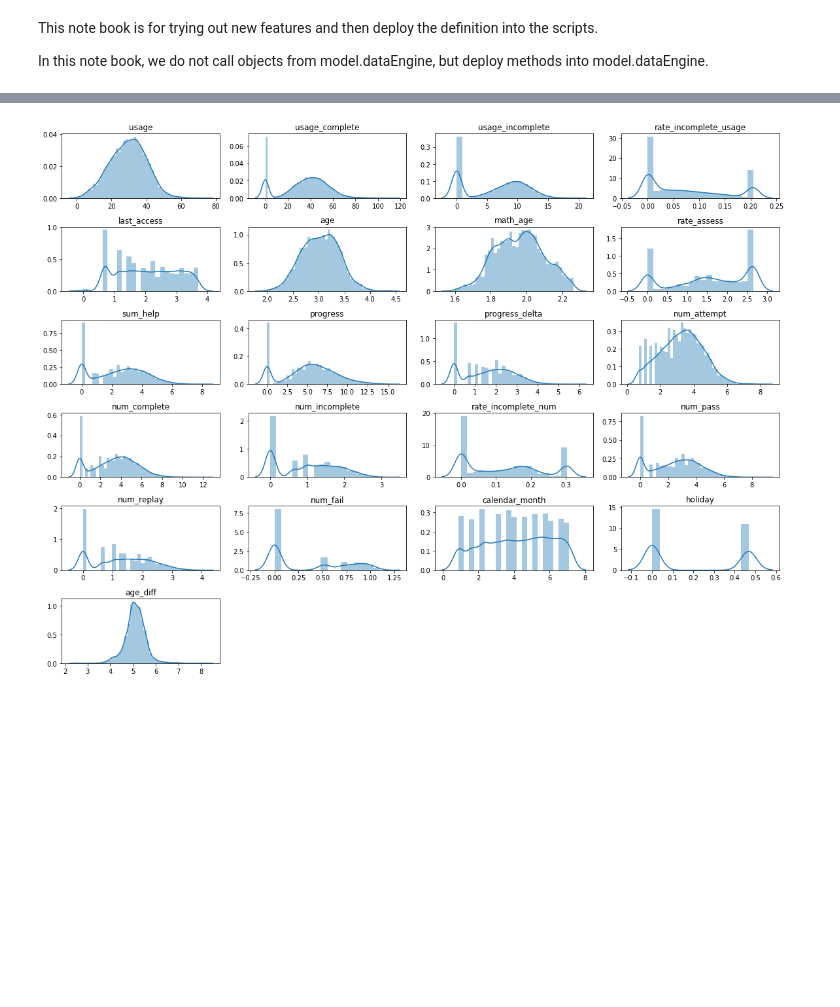
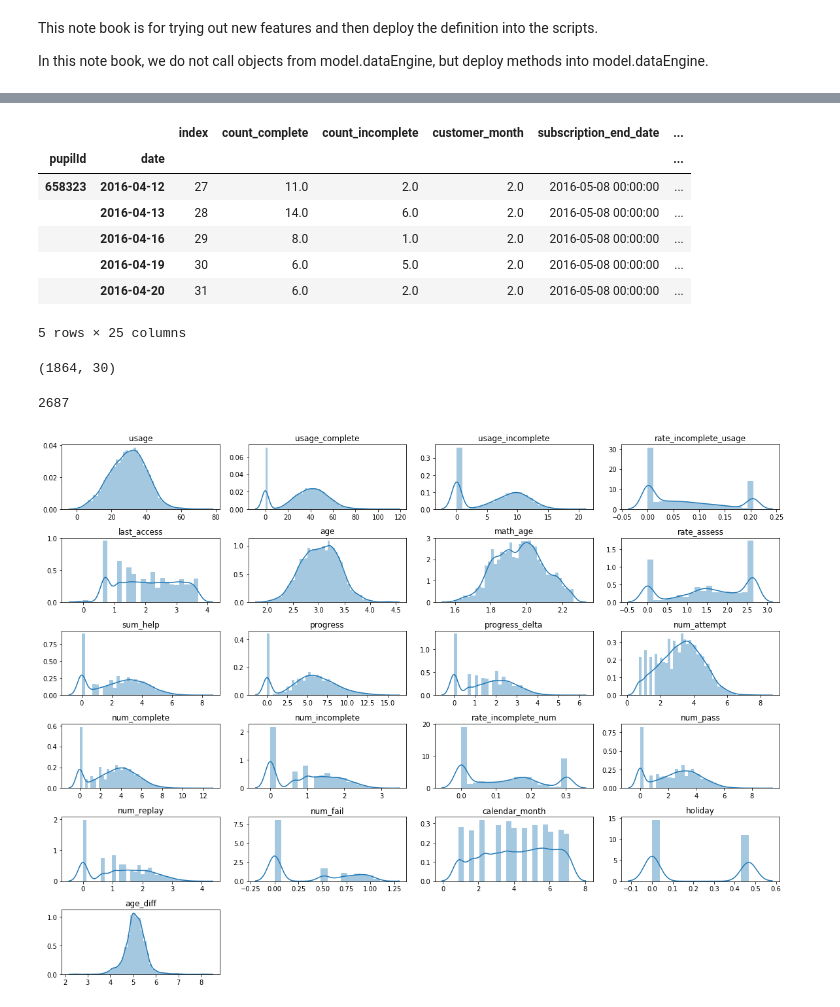
Before and after one commit to vicaws/Whizz, a Jupyter notebook: Code/Churn/Churn/NB_FeatureDefinition.ipynb, the cells around one changed output, grey strips where cells are left out. Cells and saved outputs as stored; diff of their text form; code cells hidden in the pictures; blank space fills up the shorter version.

```diff
--- a/Code/Churn/Churn/NB_FeatureDefinition.ipynb
+++ b/Code/Churn/Churn/NB_FeatureDefinition.ipynb
@@ -86,3 +122,50 @@ True
+# %%
+df_features1 = df_features[df_features['customer_month']==cmonth]
+
+df_features1.head()
+
+# 1. calculate last access date for active subscribers
+
+# 2. define df_whizz, as usual
+
+# 3. append 0s for inactive subscribers, add new binary feature 'active'
+
+# 4. calculate last access date for inactive subscribers (after df_whizz has been constructed)
+
+
+# the last access date for inactive pupils should be obtained from previous activity
+# %% [output]
+|  |  | index | count_complete | count_incomplete | customer_month | subscription_end_date | ... |
+| pupilId | date |  |  |  |  |  | ... |
+| 658323 | 2016-04-12 | 27 | 11.0 | 2.0 | 2.0 | 2016-05-08 00:00:00 | ... |
+|  | 2016-04-13 | 28 | 14.0 | 6.0 | 2.0 | 2016-05-08 00:00:00 | ... |
+|  | 2016-04-16 | 29 | 8.0 | 1.0 | 2.0 | 2016-05-08 00:00:00 | ... |
+|  | 2016-04-19 | 30 | 6.0 | 5.0 | 2.0 | 2016-05-08 00:00:00 | ... |
+|  | 2016-04-20 | 31 | 6.0 | 2.0 | 2.0 | 2016-05-08 00:00:00 | ... |
+5 rows × 25 columns
+# %%
+ftrCM = FeatureCM(feature, cmonth, df_subspt1, cfg)
+
+#if ftrCM.df_whizz_.empty:
+#    continue
+
+ftrCM.add_usageTime()
+ftrCM.add_progress()
+ftrCM.add_age()
+ftrCM.add_outcome()
+ftrCM.add_score()
+ftrCM.add_hardship()
+ftrCM.add_mathAge()
+
+df = ftrCM.df_whizz_
+
+df.shape
+# %% [output]
+(1864, 30)
+# %%
+1864 + 823
+# %% [output]
+2687
 # %%
 df_whizz = pd.DataFrame()
 nmonth = df_subspt1.customer_month.max()
```
Also changed, not shown: parts of 5 cells of this notebook, 4 other files.
